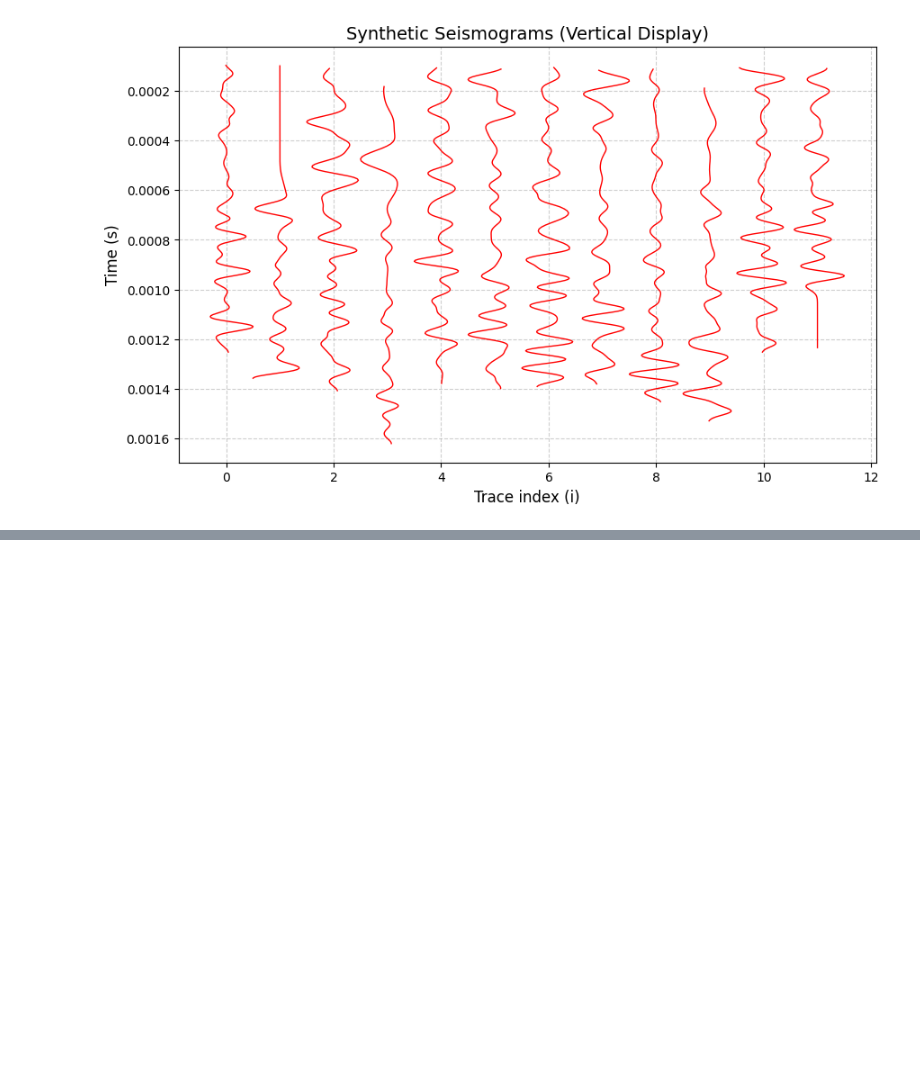
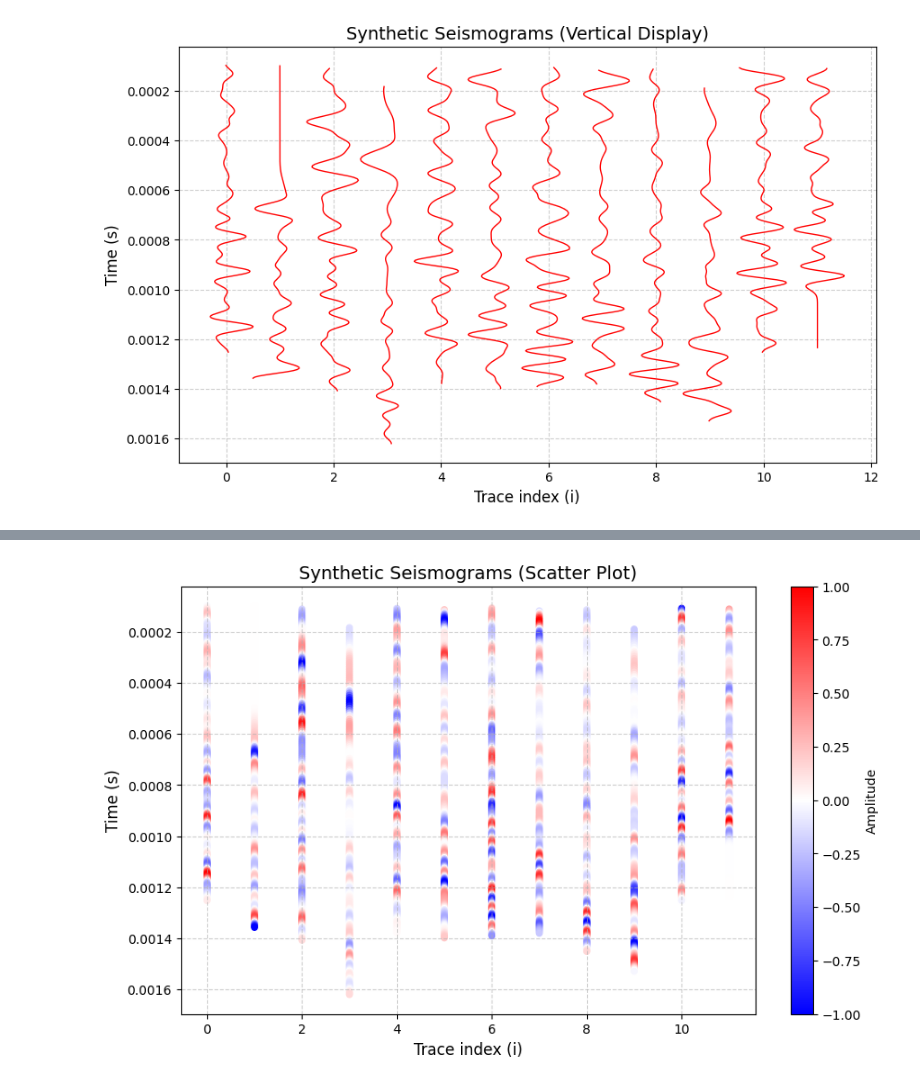
Before and after one commit to Dunckleosteus/seismic, a Jupyter notebook: seismic.ipynb, the cells around one changed output, grey strips where cells are left out. Saved outputs shown, nothing was run; the diff lists cells and outputs as text; code cells hidden in the pictures; blank space fills up the shorter version.

```diff
--- a/seismic.ipynb
+++ b/seismic.ipynb
@@ -302,0 +367,16 @@ plt.show()
+# %%
+plt.figure(figsize=(10, 6))
+sc = plt.scatter(df['x'], df['temps'], c=df['amplitude'], cmap='bwr', marker='o', s=20)  # Ajustez 's' pour la taille des points
+plt.colorbar(sc, label='Amplitude')
+
+# Personnalisation du plot
+plt.xlabel('Trace index (i)', fontsize=12)
+plt.ylabel('Time (s)', fontsize=12)
+plt.title('Synthetic Seismograms (Scatter Plot)', fontsize=14)
+plt.gca().invert_yaxis()  # Mettre l'origine du temps en haut
+plt.grid(True, linestyle='--', alpha=0.6)
+
+# Affichage
+plt.show()
+# %% [output]
+[figure, added]
```
Also changed, not shown: parts of 8 cells of this notebook.
